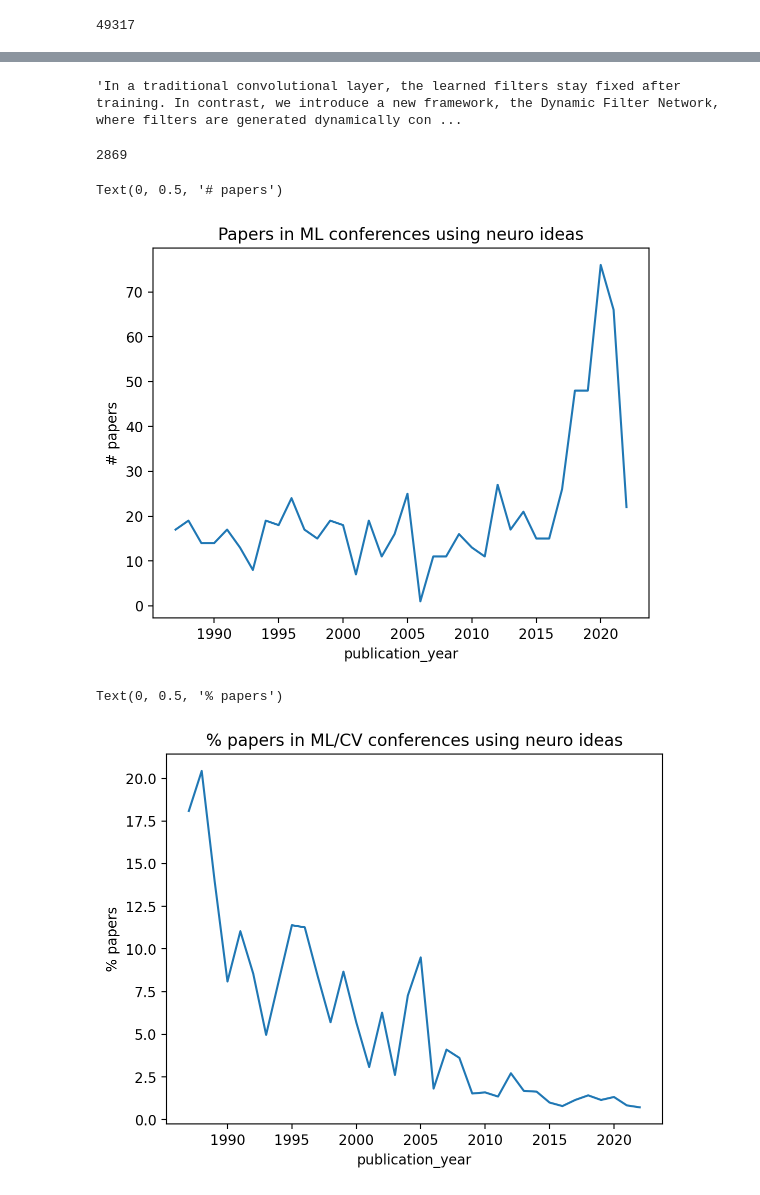
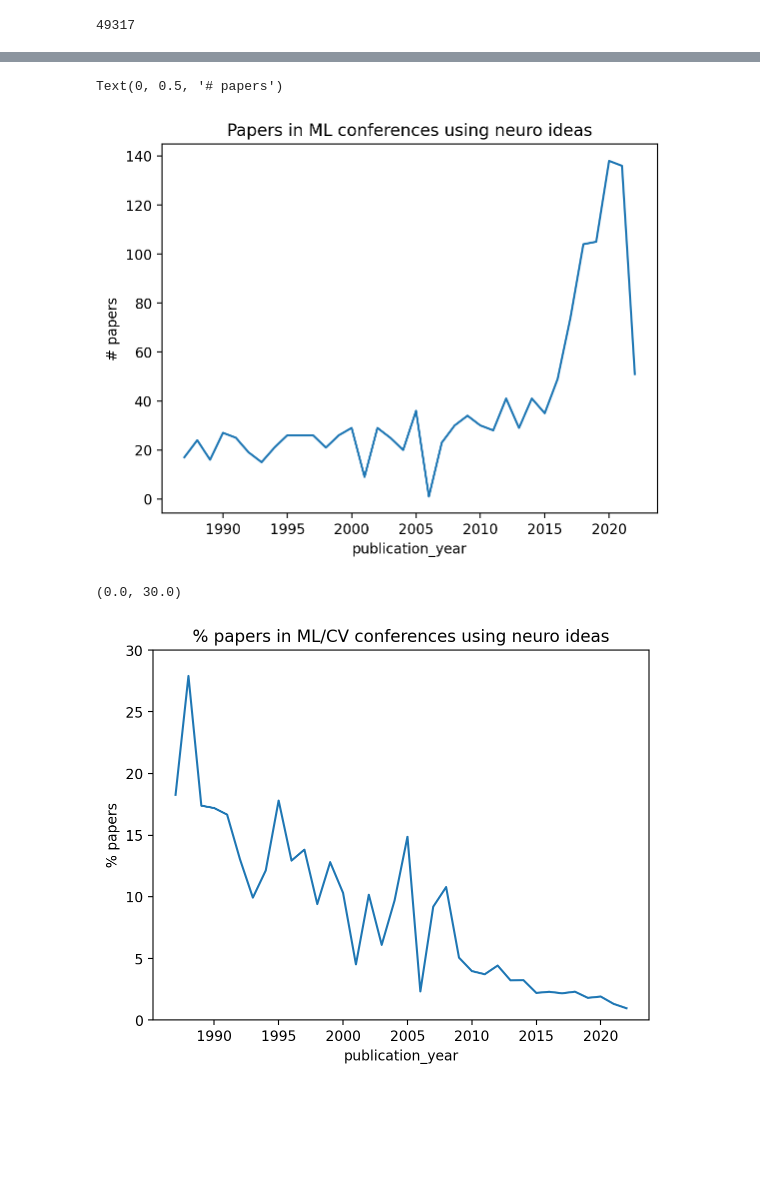
Before and after one commit to patrickmineault/neuroai-tree, a Jupyter notebook: scripts/View Influence Over Time.ipynb, the cells around one changed output, grey strips where cells are left out. Drawn from its saved outputs; the diff is of its cells as text; code cells hidden in the pictures; blank space fills up the shorter version.

```diff
--- a/scripts/View Influence Over Time.ipynb
+++ b/scripts/View Influence Over Time.ipynb
@@ -343,5 +45,6 @@ pd.DataFrame(data['result']['references'])
 # %%
-df = pd.read_csv("../data/processed/neuroai-works.csv")
+df_all = pd.read_csv('../data/processed/all-works.csv')
+df_all.head()
 # %% [output]
 |  | id | ssid | title | publication_year | journal | link | author_list | cited_by_count | ... |
 | 0 | https://openalex.org/W2949878741 | f018a49848ebd7a87c054634cdf9c4b67... | Sharpening of Hierarchical Visual... | 2018 | ENeuro | https://doi.org/10.1523/eneuro.04... | Mohamed Abdelhack, Yukiyasu Kamitani | 12 | ... |
@@ -633,4 +54,0 @@ _ = plt.hist(df[cites].axis_aligned, 100)
-# %%
-df[~cites & (df.loc[:, 'axis_aligned'] > 60)].iloc[6].abstract
-# %% [output]
-'In a traditional convolutional layer, the learned filters stay fixed after training. In contrast, we introduce a new framework, the Dynamic Filter Network, where filters are generated dynamically con ...
@@ -639,5 +54,0 @@ features = np.vstack(df.embedding.values.tolist())
-# %%
-df_classes = pd.read_json("../data/processed/coarse_classification.jsonl", lines=True)
-((df_classes.ss_neuro_citations >= 2) | (df_classes.oa_neuro_citations >= 2) | (df_classes.keywords_found >= 1)).sum()
-# %% [output]
-2869
@@ -659,18 +55,21 @@ df["category"] = category
 # %%
-df[df.category.isin(['A', 'C'])].groupby('publication_year').count().title.plot()
+df_all[df_all.openai_category.isin(['A', 'C'])].groupby('publication_year').count().title.plot()
 plt.title('Papers in ML conferences using neuro ideas')
 plt.ylabel('# papers')
 # %% [output]
 Text(0, 0.5, '# papers')
-[figure, old version]
+[figure, new version]
 # %%
 # Add up 2021 and 2022.
-count_0 = df[df.category.isin(['A', 'C'])].groupby('publication_year').count().title
-count_1 = df.groupby('publication_year').count().title
+valid_idx = df_all.reason != "Manually added"
+
+count_0 = df_all[valid_idx & ~df_all.openai_category.isna() & df_all.openai_category.isin(['A', 'C'])].groupby('publication_year').count().title
+count_1 = df_all[valid_idx].groupby('publication_year').count().title
 (100 * (count_0 / count_1)).plot()
 plt.title('% papers in ML/CV conferences using neuro ideas')
 plt.ylabel('% papers')
+plt.ylim([0, 30])
 # %% [output]
-Text(0, 0.5, '% papers')
+(0.0, 30.0)
-[figure, old version]
+[figure, new version]
 # %%
```
Also changed, not shown: parts of 66 cells of this notebook.
